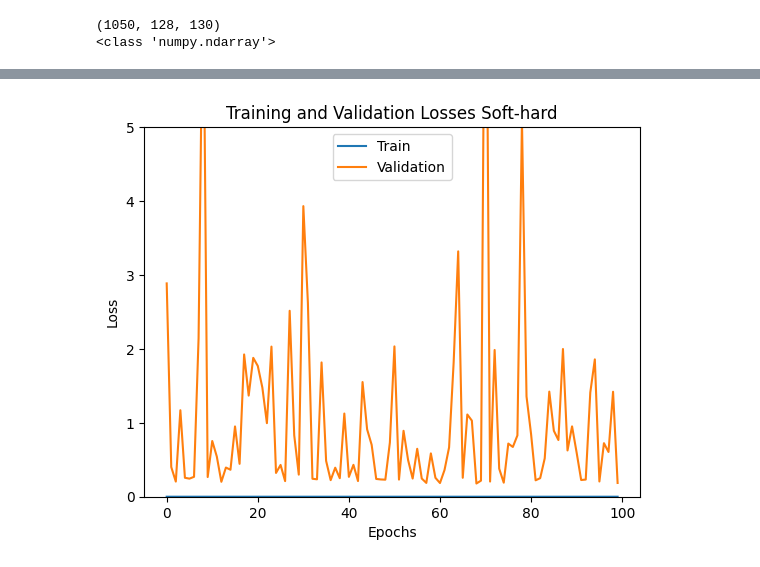
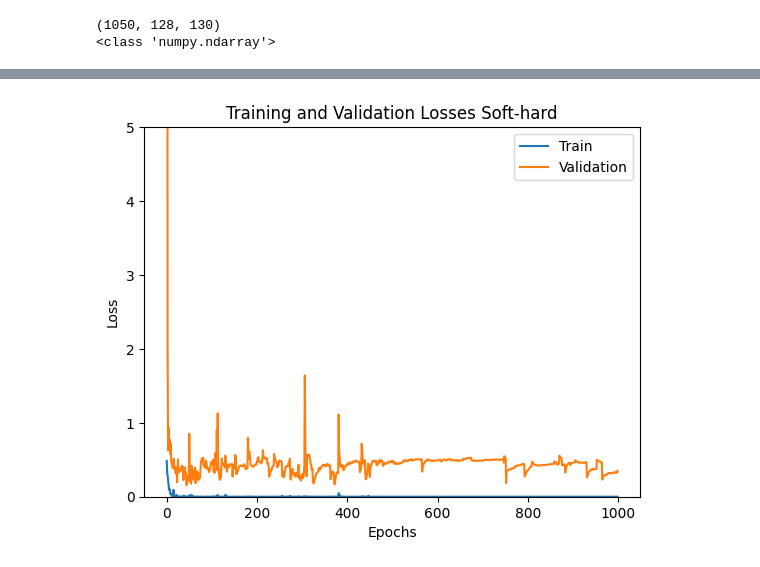
Before and after one commit to nish247/CNN_contact-obj, a Jupyter notebook: main.ipynb, the cells around one changed output, grey strips where cells are left out. Drawn from its saved outputs; the diff is of its cells as text; code cells hidden in the pictures.

```diff
--- a/main.ipynb
+++ b/main.ipynb
@@ -1735,10 +1627,10 @@ import torch.nn.functional as F
 from tqdm import tqdm
 
 # エポックの数
-max_epoch = 100
+max_epoch = 1000
 
 # モデルの初期化
-# torch.manual_seed(0)
+torch.manual_seed(0)
 
 # GPU の設定状況に基づいたデバイスの選択
 device = torch.device('cuda:0' if torch.cuda.is_available() else 'cpu')
@@ -1755,7 +1647,7 @@ train_losses = []
 val_losses = []
 
 # 学習ループ
-for epoch in tqdm(range(max_epoch)):
+for epoch in range(max_epoch):
     train_epoch_loss = 0.0
     val_epoch_loss = 0.0
 
@@ -1811,29 +1707,32 @@ Epoch [11/100], Train Loss: 0.0000, Validation Loss: 0.7540
 # %%
 from datetime import datetime
 import pytz
+def ShowTrainLoss(train_losses,val_losses,save):
+    # 日本時間のタイムゾーンを取得
+    jst = pytz.timezone('Asia/Tokyo')
 
-# 日本時間のタイムゾーンを取得
-jst = pytz.timezone('Asia/Tokyo')
+    # 現在の日本時間を取得
+    now = datetime.now(jst)
 
-# 現在の日本時間を取得
-now = datetime.now(jst)
+    # 時刻を指定された形式の文字列に変換
+    time = "_"+now.strftime("%Y%m%d%H%M")
 
-# 時刻を指定された形式の文字列に変換
-time = "_"+now.strftime("%Y%m%d%H%M")
+    # 学習曲線の可視化
 
-# 学習曲線の可視化
+    title = 'Training and Validation Losses Soft-hard'
+    plt.plot(train_losses, label='Train')
+    plt.plot(val_losses, label='Validation')
+    plt.title(title)
+    plt.xlabel('Epochs')
+    plt.ylabel('Loss')
+    plt.ylim(0,5)
+    plt.legend()
+    if save == True:
+        plt.savefig("data/"+title+time+".pdf")
 
-title = 'Training and Validation Losses Soft-hard'
-plt.plot(train_losses, label='Train')
-plt.plot(val_losses, label='Validation')
-plt.title(title)
-plt.xlabel('Epochs')
-plt.ylabel('Loss')
-plt.ylim(0,5)
-plt.legend()
-# plt.savefig("data/"+title+time+".pdf")
+    plt.show()
 
-plt.show()
+ShowTrainLoss(train_losses,val_losses,False)
 # %% [output]
-[figure, old version]
+[figure, new version]
 # %%
```
Also changed, not shown: parts of 20 cells of this notebook.
